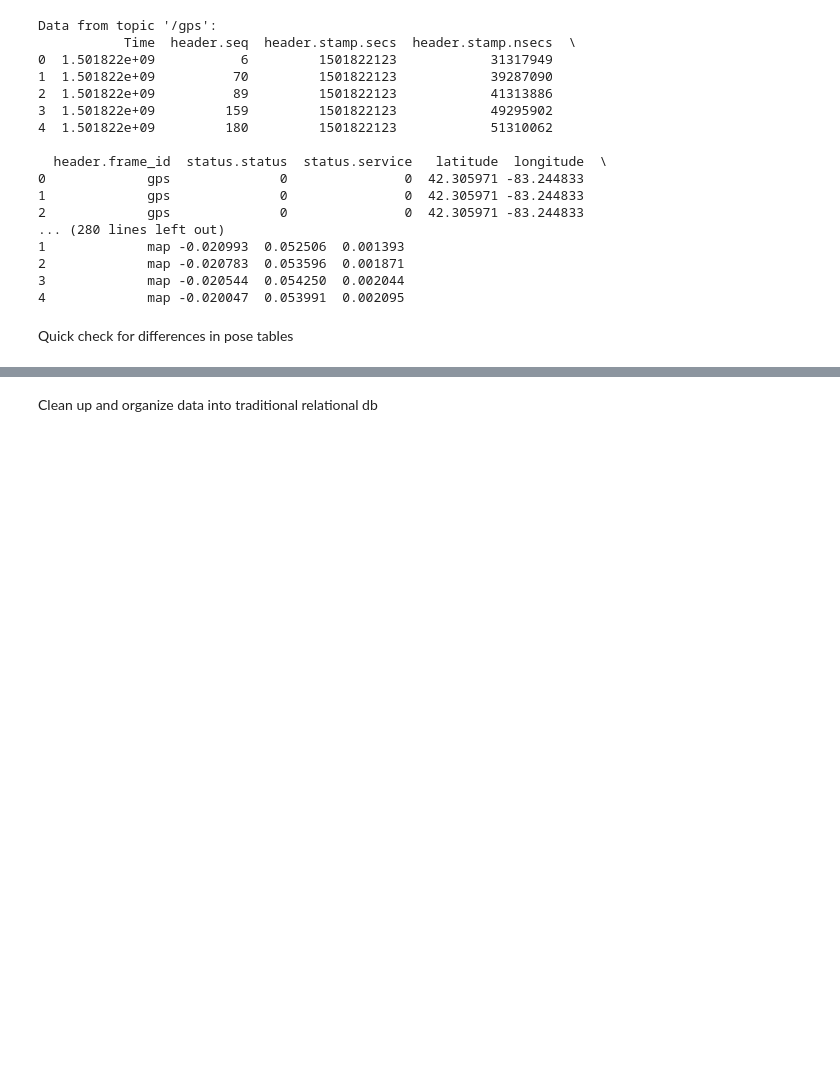
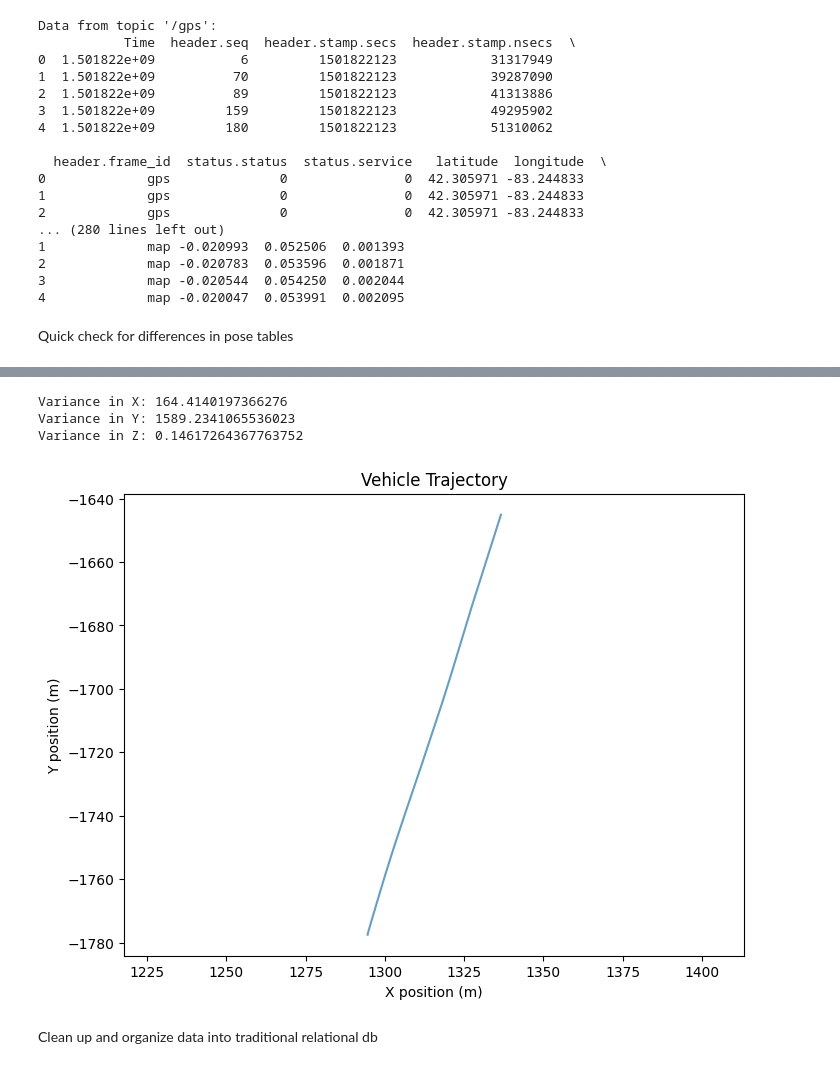
Before and after one commit to tjfisher22/ML-Training-Ford-Vehicle-Data, a Jupyter notebook: Ford_Vehicle_Data/notebooks/explore_data.ipynb, the cells around one changed output, grey strips where cells are left out. Cells and saved outputs as stored; diff of their text form; code cells hidden in the pictures; blank space fills up the shorter version.

Commit message:
Exploration of pose

```diff
--- a/Ford_Vehicle_Data/notebooks/explore_data.ipynb
+++ b/Ford_Vehicle_Data/notebooks/explore_data.ipynb
@@ -80,2 +80,38 @@ plt.show()
+# %%
+import numpy as np
+
+# Align indices for pose_raw and pose_loc
+common_indices = pose_loc.index
+
+# Calculate variance for position (x, y, z) between pose_raw and pose_loc
+var_x = np.var(pose_raw.loc[common_indices, 'pose.position.x'] - pose_loc['pose.position.x'])
+var_y = np.var(pose_raw.loc[common_indices, 'pose.position.y'] - pose_loc['pose.position.y'])
+var_z = np.var(pose_raw.loc[common_indices, 'pose.position.z'] - pose_loc['pose.position.z'])
+
+print(f"Variance in X: {var_x}")
+print(f"Variance in Y: {var_y}")
+print(f"Variance in Z: {var_z}")
+# %% [output]
+Variance in X: 164.4140197366276
+Variance in Y: 1589.2341065536023
+Variance in Z: 0.14617264367763752
+# %%
+import matplotlib.pyplot as plt
+
+
+pose_csv = b.message_by_topic('/pose_localized')  # or '/pose_raw', '/pose'
+pose_df = pd.read_csv(pose_csv)
+
+
+# Plot trajectory (X vs Y)
+plt.figure(figsize=(8, 6))
+plt.plot(pose_df['pose.position.x'], pose_df['pose.position.y'], alpha=0.7)
+plt.xlabel("X position (m)")
+plt.ylabel("Y position (m)")
+plt.title("Vehicle Trajectory")
+plt.axis("equal")  # Keep scale equal so trajectory isn’t distorted
+plt.show()
+# %% [output]
+[figure, added]
 # %% [markdown]
 Clean up and organize data into traditional relational db
```
Also changed, not shown: parts of 2 cells of this notebook.
